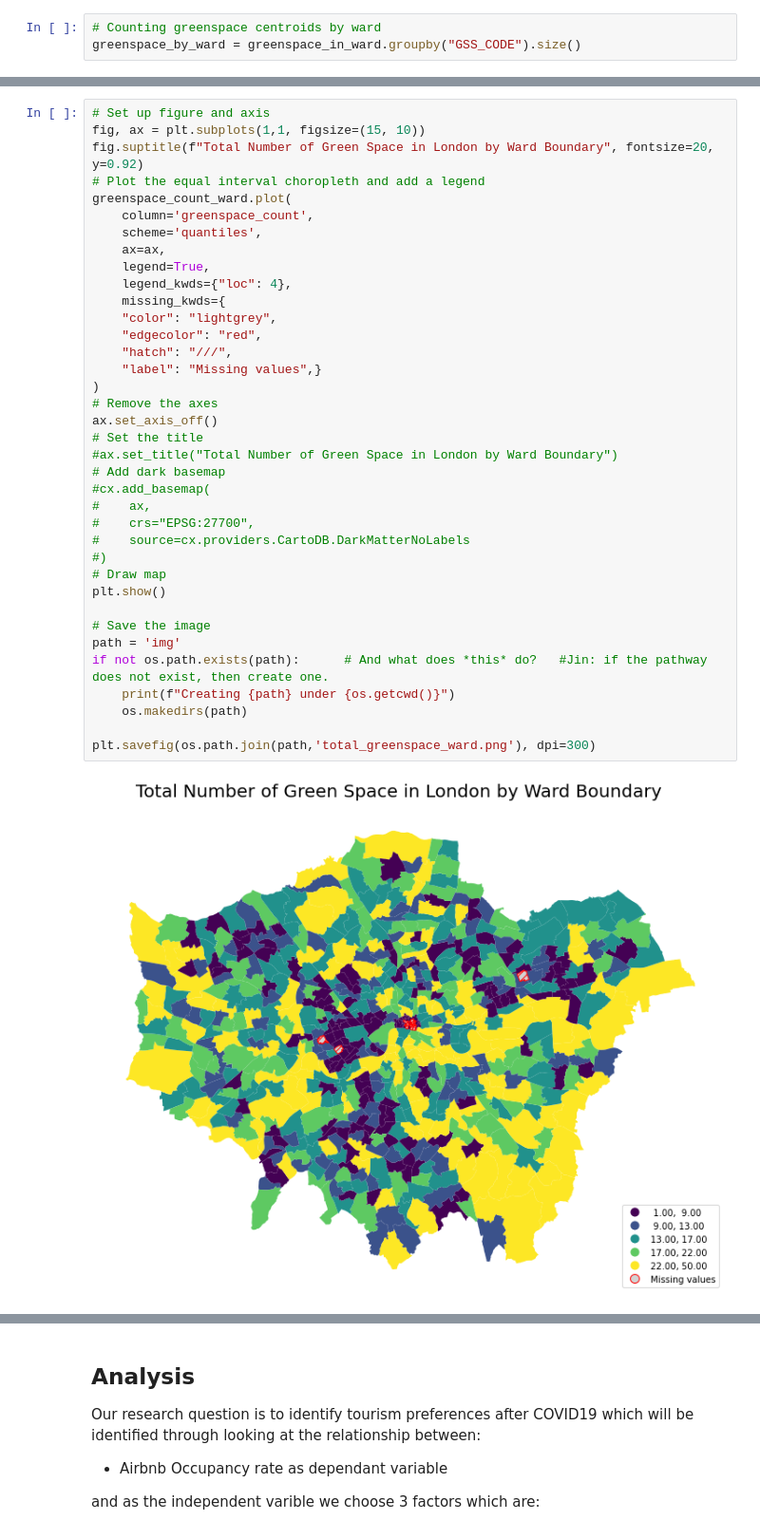
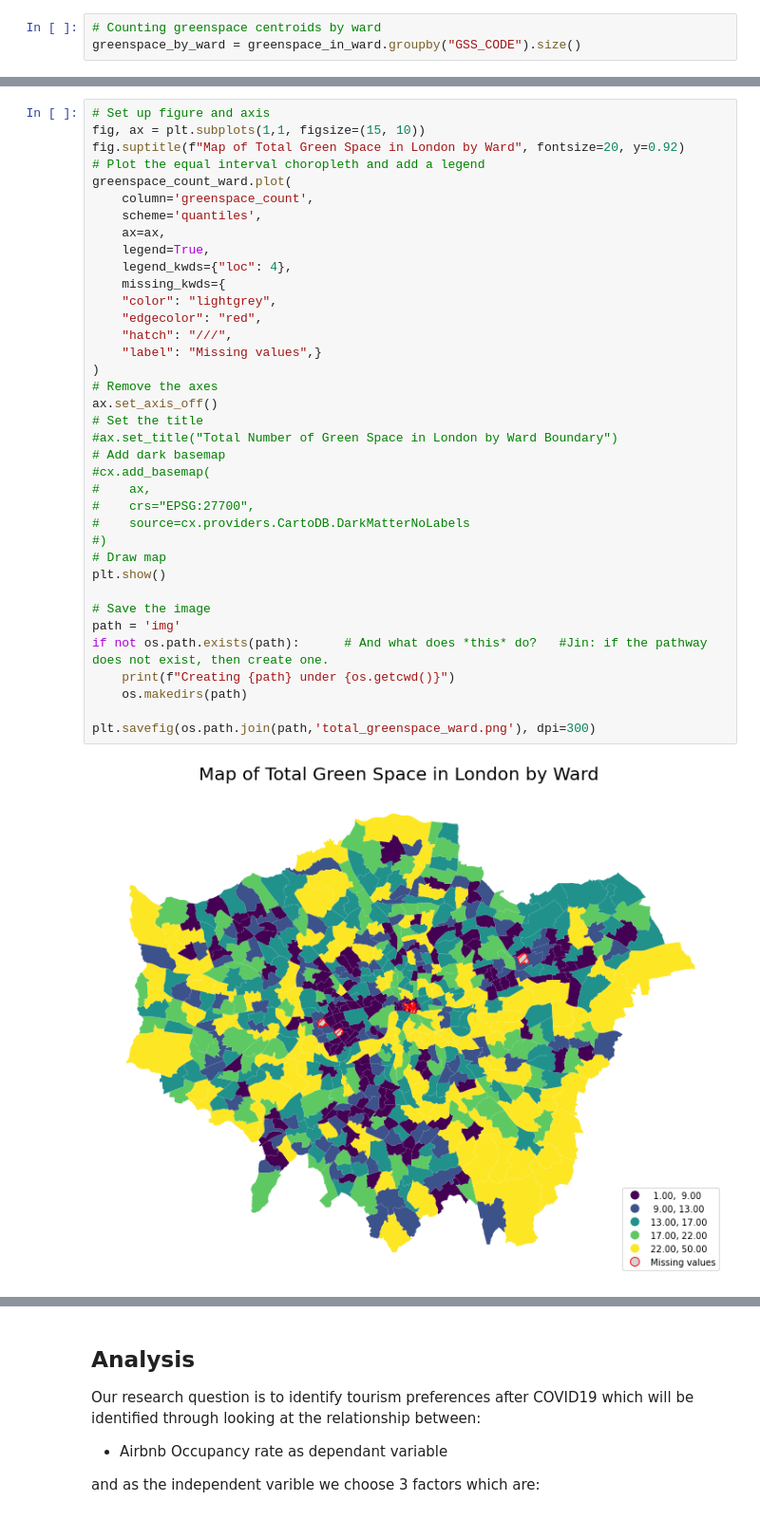
Before and after one commit to JinJiang22/fsds_GroupWork, a Jupyter notebook: independent_var.ipynb, the cells around one changed output, grey strips where cells are left out. Shown at 95% size. Saved outputs shown, nothing was run; the diff lists cells and outputs as text.

```diff
--- a/independent_var.ipynb
+++ b/independent_var.ipynb
@@ -900,7 +749,7 @@ dtype: bool
 # %%
 # Set up figure and axis
 fig, ax = plt.subplots(1,1, figsize=(15, 10))
-fig.suptitle(f"Total Number of Green Space in London by Ward Boundary", fontsize=20, y=0.92)
+fig.suptitle(f"Map of Total Green Space in London by Ward", fontsize=20, y=0.92)
 # Plot the equal interval choropleth and add a legend
 greenspace_count_ward.plot(
     column='greenspace_count',
@@ -908,34 +757,34 @@ greenspace_count_ward.plot(
     ax=ax,
     legend=True,
     legend_kwds={"loc": 4},
     missing_kwds={
     "color": "lightgrey",
     "edgecolor": "red",
     "hatch": "///",
     "label": "Missing values",}
 )
 # Remove the axes
 ax.set_axis_off()
 # Set the title
 #ax.set_title("Total Number of Green Space in London by Ward Boundary")
 # Add dark basemap
 #cx.add_basemap(
 #    ax,
 #    crs="EPSG:27700",
 #    source=cx.providers.CartoDB.DarkMatterNoLabels
 #)
 # Draw map
 plt.show()
 
 # Save the image
 path = 'img'
 if not os.path.exists(path):      # And what does *this* do?   #Jin: if the pathway does not exist, then create one.
     print(f"Creating {path} under {os.getcwd()}")
     os.makedirs(path)
 
 plt.savefig(os.path.join(path,'total_greenspace_ward.png'), dpi=300)
 # %% [output]
-[figure, old version]
+[figure, new version]
 <Figure size 432x288 with 0 Axes>
 # %%
 # Saving the greenspace total count by ward data into local path
```
Also changed, not shown: parts of 35 cells of this notebook, 2 other files.
